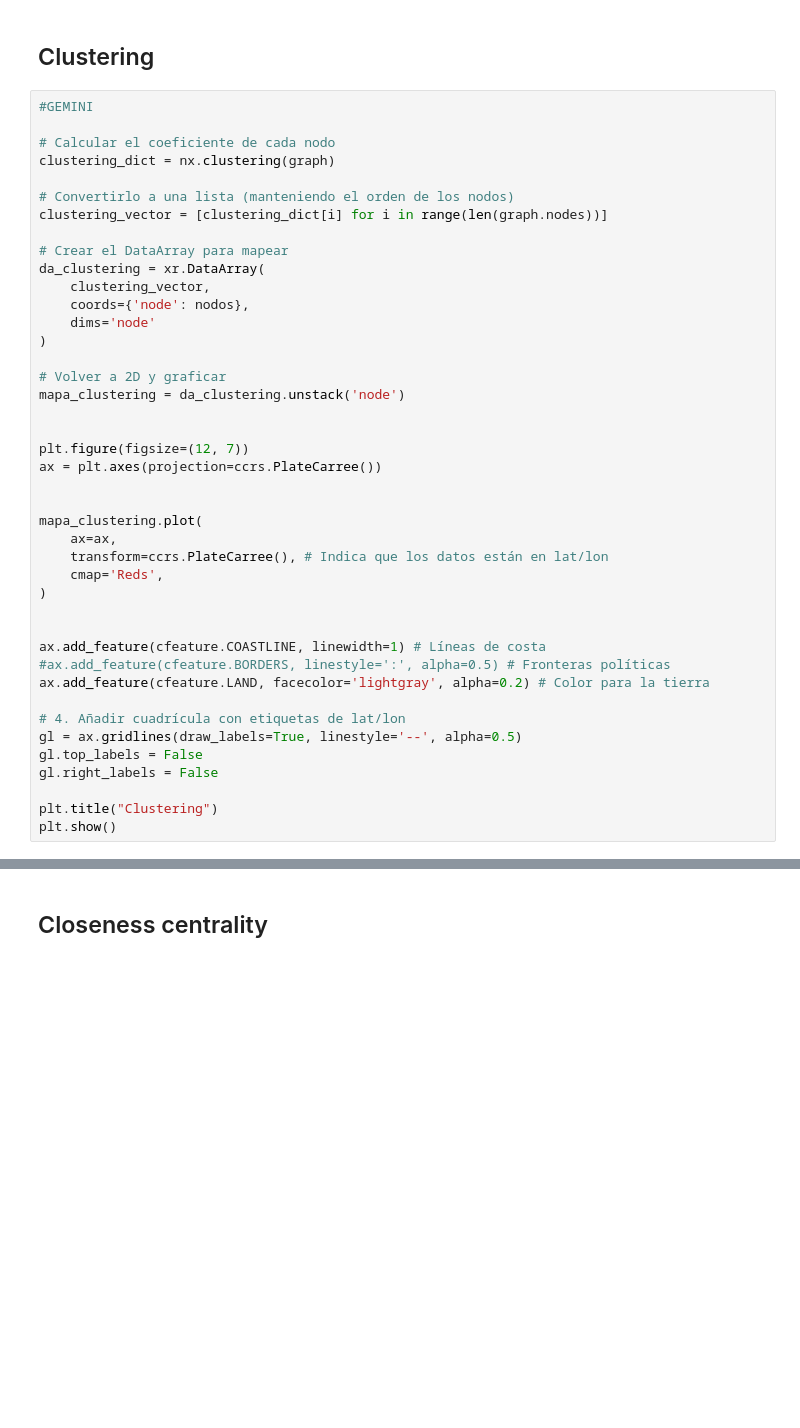
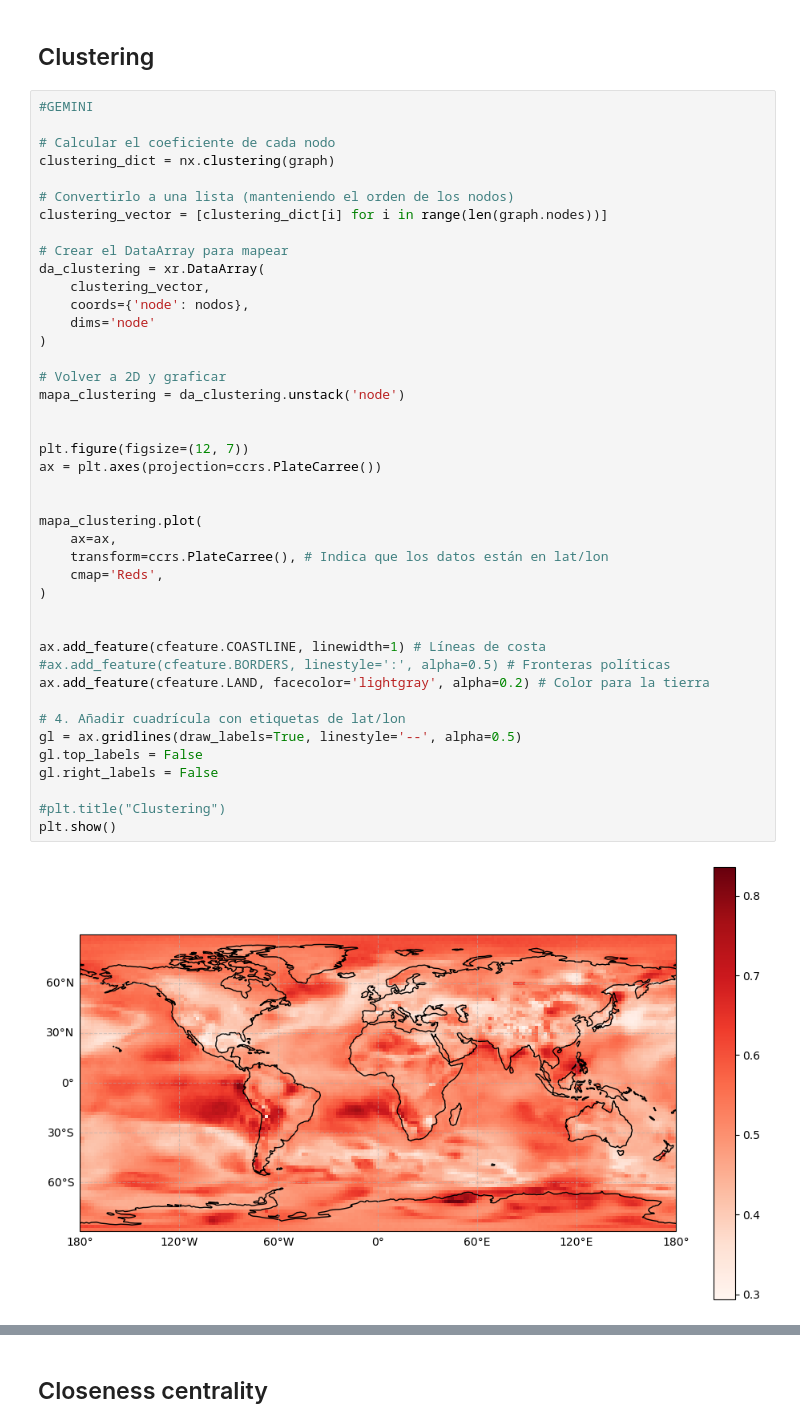
Before and after one commit to ipelayo1/TFG_Ivan, a Jupyter notebook: extract_data.ipynb, the cells around one changed output, grey strips where cells are left out. Drawn from its saved outputs; the diff is of its cells as text; blank space fills up the shorter version.

```diff
--- a/extract_data.ipynb
+++ b/extract_data.ipynb
@@ -1091,31 +1123,33 @@ da_clustering = xr.DataArray(
     clustering_vector,
     coords={'node': nodos},
     dims='node'
 )
 
 # Volver a 2D y graficar
 mapa_clustering = da_clustering.unstack('node')
 
 
 plt.figure(figsize=(12, 7))
 ax = plt.axes(projection=ccrs.PlateCarree())
 
 
 mapa_clustering.plot(
     ax=ax,
     transform=ccrs.PlateCarree(), # Indica que los datos están en lat/lon
     cmap='Reds',
 )
 
 
 ax.add_feature(cfeature.COASTLINE, linewidth=1) # Líneas de costa
 #ax.add_feature(cfeature.BORDERS, linestyle=':', alpha=0.5) # Fronteras políticas
 ax.add_feature(cfeature.LAND, facecolor='lightgray', alpha=0.2) # Color para la tierra
 
 # 4. Añadir cuadrícula con etiquetas de lat/lon
 gl = ax.gridlines(draw_labels=True, linestyle='--', alpha=0.5)
 gl.top_labels = False
 gl.right_labels = False
 
-plt.title("Clustering")
+#plt.title("Clustering")
 plt.show()
+# %% [output]
+[figure, added]
```
Also changed, not shown: parts of 11 cells of this notebook, 10 other files.
